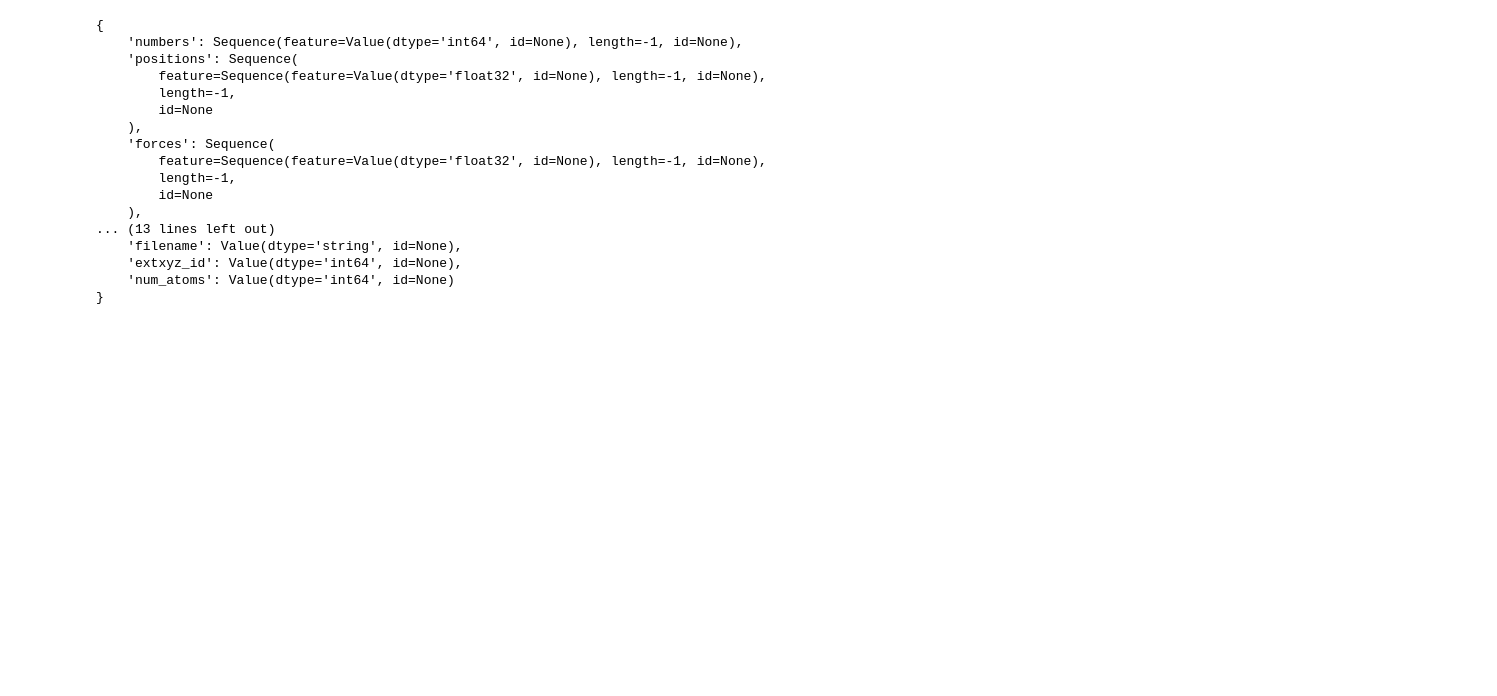
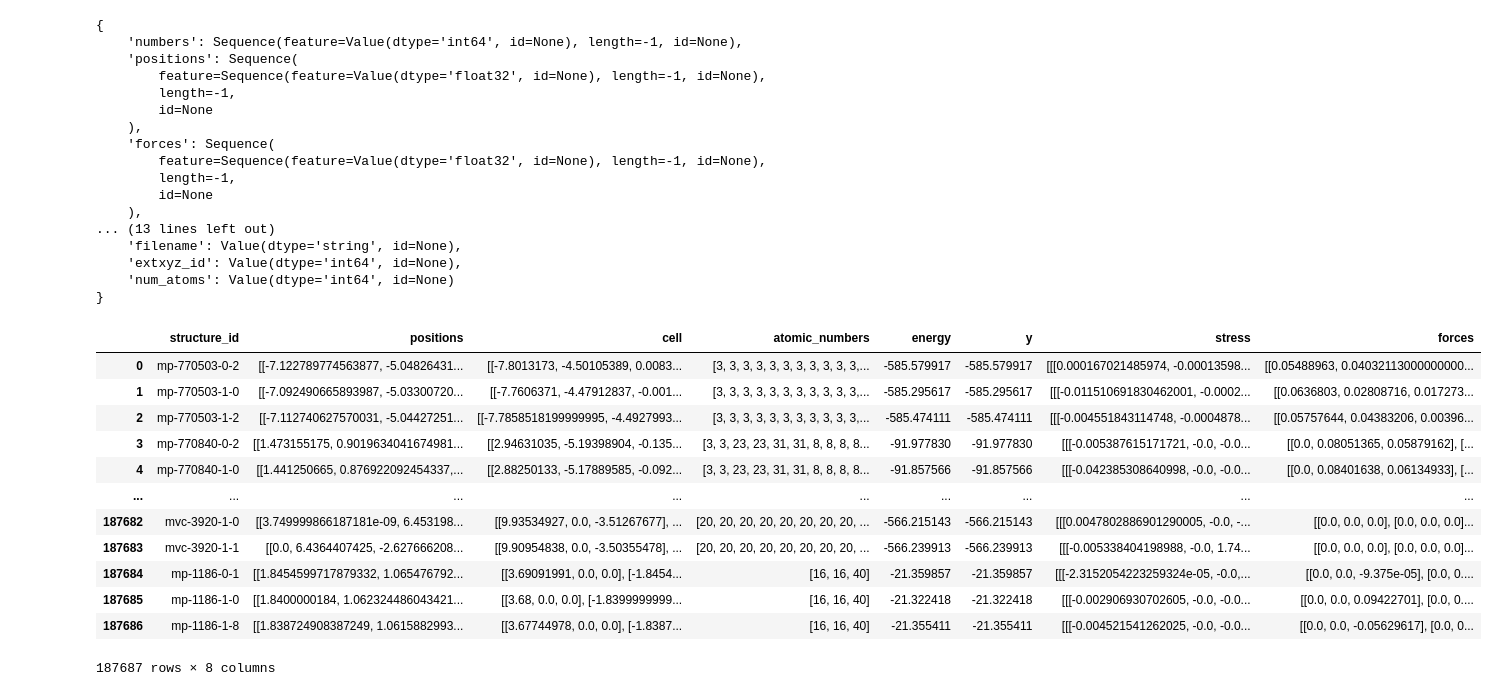
Before and after one commit to Lingyu-Kong/JMP-Peft, a Jupyter notebook: notebooks/mace.ipynb, the cells around one changed output. Drawn from its saved outputs; the diff is of its cells as text; code cells hidden in the pictures; blank space fills up the shorter version.

```diff
--- a/notebooks/mace.ipynb
+++ b/notebooks/mace.ipynb
@@ -95,3 +95,23 @@ rich.print(d.features)
     'extxyz_id': Value(dtype='int64', id=None),
     'num_atoms': Value(dtype='int64', id=None)
 }
+# %%
+import pandas as pd
+
+
+df = pd.read_json("/mnt/datasets/matbench-discovery-traj/megnet-133k.json")
+df
+# %% [output]
+|  | structure_id | positions | cell | atomic_numbers | energy | y | stress | forces |
+| 0 | mp-770503-0-2 | [[-7.122789774563877, -5.04826431... | [[-7.8013173, -4.50105389, 0.0083... | [3, 3, 3, 3, 3, 3, 3, 3, 3, 3, 3,... | -585.579917 | -585.579917 | [[[0.000167021485974, -0.00013598... | [[0.05488963, 0.04032113000000000... |
+| 1 | mp-770503-1-0 | [[-7.092490665893987, -5.03300720... | [[-7.7606371, -4.47912837, -0.001... | [3, 3, 3, 3, 3, 3, 3, 3, 3, 3, 3,... | -585.295617 | -585.295617 | [[[-0.011510691830462001, -0.0002... | [[0.0636803, 0.02808716, 0.017273... |
+| 2 | mp-770503-1-2 | [[-7.112740627570031, -5.04427251... | [[-7.7858518199999995, -4.4927993... | [3, 3, 3, 3, 3, 3, 3, 3, 3, 3, 3,... | -585.474111 | -585.474111 | [[[-0.004551843114748, -0.0004878... | [[0.05757644, 0.04383206, 0.00396... |
+| 3 | mp-770840-0-2 | [[1.473155175, 0.9019634041674981... | [[2.94631035, -5.19398904, -0.135... | [3, 3, 23, 23, 31, 31, 8, 8, 8, 8... | -91.977830 | -91.977830 | [[[-0.005387615171721, -0.0, -0.0... | [[0.0, 0.08051365, 0.05879162], [... |
+| 4 | mp-770840-1-0 | [[1.441250665, 0.876922092454337,... | [[2.88250133, -5.17889585, -0.092... | [3, 3, 23, 23, 31, 31, 8, 8, 8, 8... | -91.857566 | -91.857566 | [[[-0.042385308640998, -0.0, -0.0... | [[0.0, 0.08401638, 0.06134933], [... |
+| ... | ... | ... | ... | ... | ... | ... | ... | ... |
+| 187682 | mvc-3920-1-0 | [[3.749999866187181e-09, 6.453198... | [[9.93534927, 0.0, -3.51267677], ... | [20, 20, 20, 20, 20, 20, 20, 20, ... | -566.215143 | -566.215143 | [[[0.0047802886901290005, -0.0, -... | [[0.0, 0.0, 0.0], [0.0, 0.0, 0.0]... |
+| 187683 | mvc-3920-1-1 | [[0.0, 6.4364407425, -2.627666208... | [[9.90954838, 0.0, -3.50355478], ... | [20, 20, 20, 20, 20, 20, 20, 20, ... | -566.239913 | -566.239913 | [[[-0.005338404198988, -0.0, 1.74... | [[0.0, 0.0, 0.0], [0.0, 0.0, 0.0]... |
+| 187684 | mp-1186-0-1 | [[1.8454599717879332, 1.065476792... | [[3.69091991, 0.0, 0.0], [-1.8454... | [16, 16, 40] | -21.359857 | -21.359857 | [[[-2.3152054223259324e-05, -0.0,... | [[0.0, 0.0, -9.375e-05], [0.0, 0.... |
+| 187685 | mp-1186-1-0 | [[1.8400000184, 1.062324486043421... | [[3.68, 0.0, 0.0], [-1.8399999999... | [16, 16, 40] | -21.322418 | -21.322418 | [[[-0.002906930702605, -0.0, -0.0... | [[0.0, 0.0, 0.09422701], [0.0, 0.... |
+| 187686 | mp-1186-1-8 | [[1.838724908387249, 1.0615882993... | [[3.67744978, 0.0, 0.0], [-1.8387... | [16, 16, 40] | -21.355411 | -21.355411 | [[[-0.004521541262025, -0.0, -0.0... | [[0.0, 0.0, -0.05629617], [0.0, 0... |
+187687 rows × 8 columns
```
Also changed, not shown: parts of 2 cells of this notebook.
